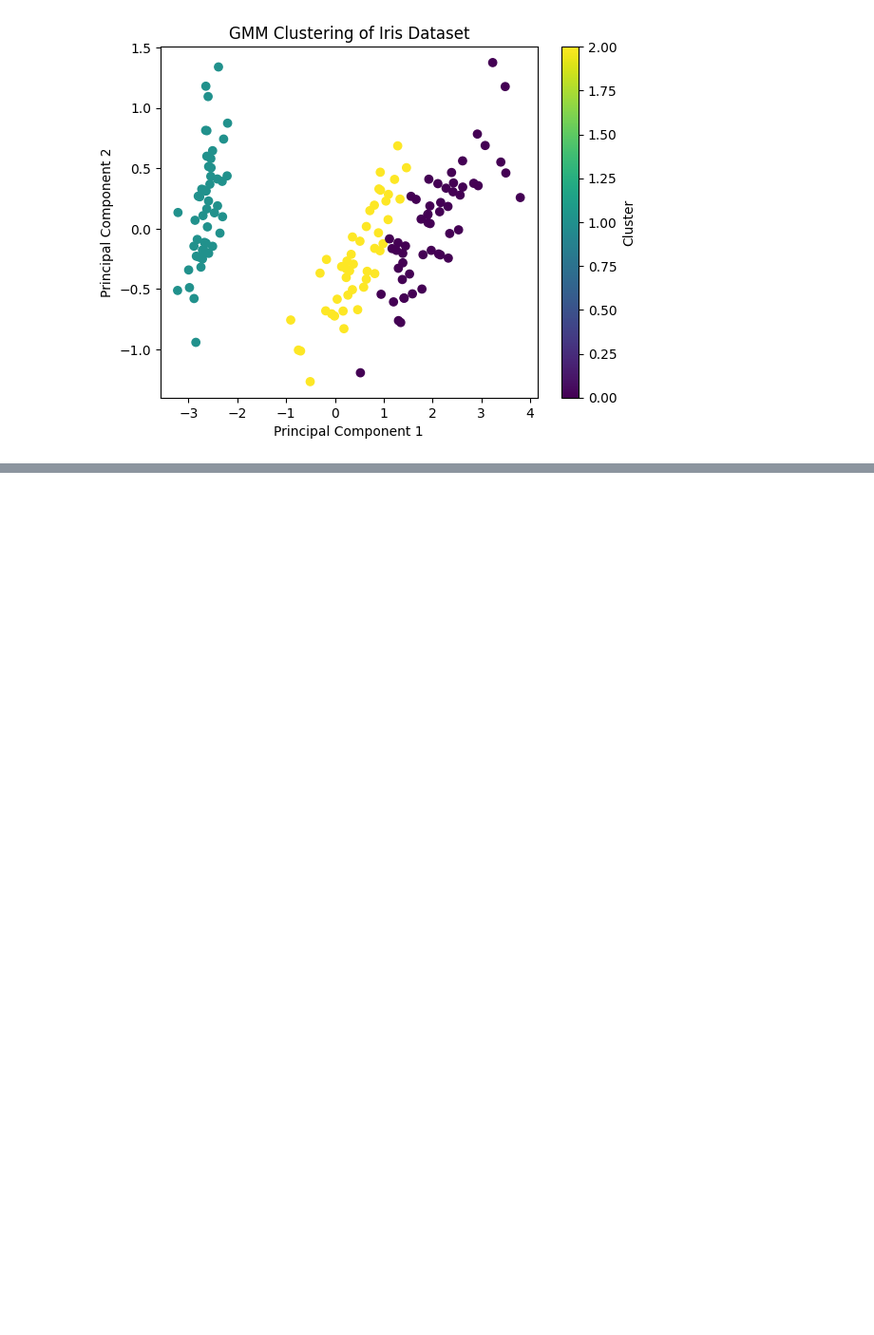
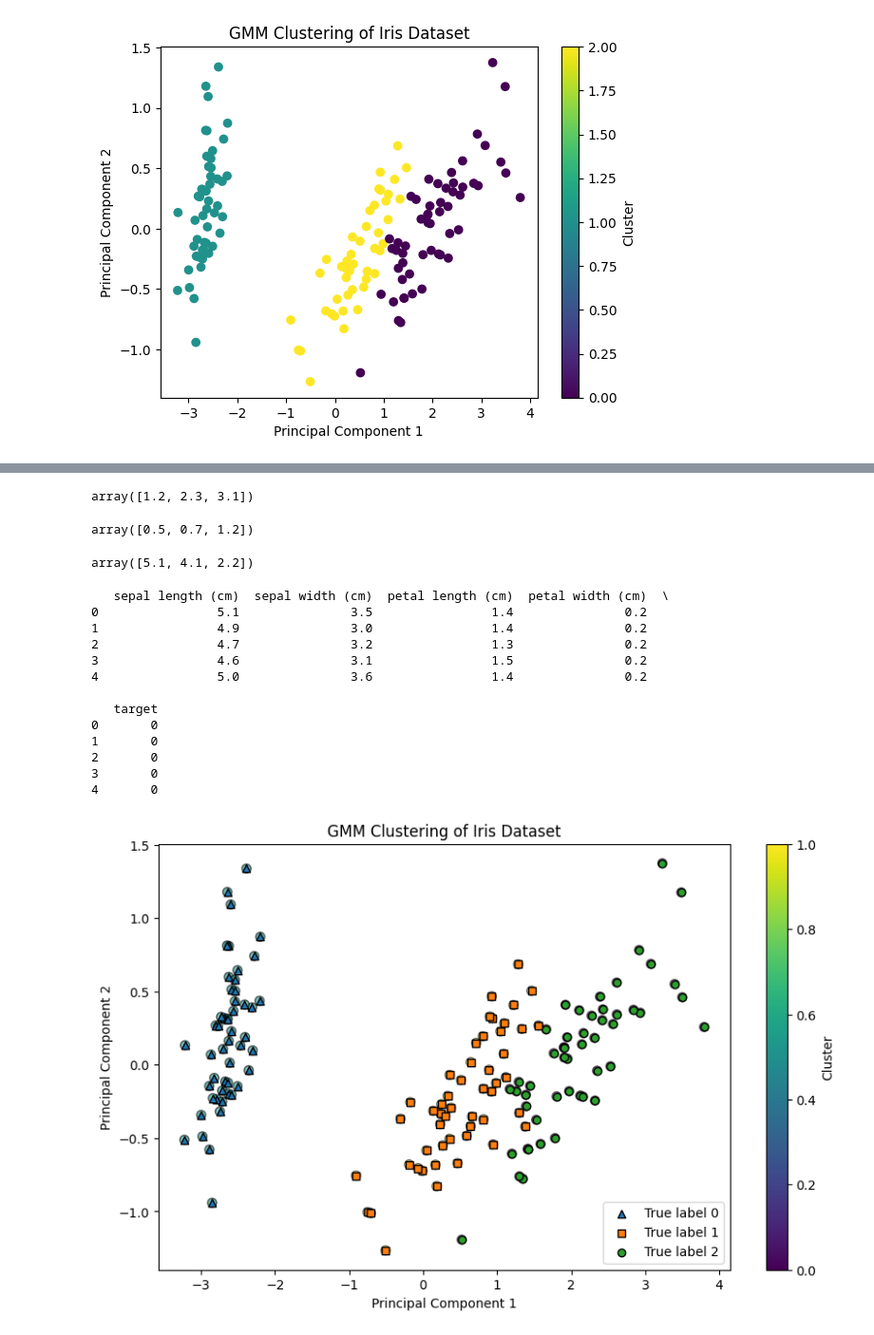
Before and after one commit to ellicoo/ML-NLP, a Jupyter notebook: Machine Learning/10.GMM/gmm_in_iris_based_on_df_in_jupyter.ipynb, the cells around one changed output, grey strips where cells are left out. Shown at 95% size. Saved outputs shown, nothing was run; the diff lists cells and outputs as text; code cells hidden in the pictures; blank space fills up the shorter version.

```diff
--- a/Machine Learning/10.GMM/gmm_in_iris_based_on_df_in_jupyter.ipynb
+++ b/Machine Learning/10.GMM/gmm_in_iris_based_on_df_in_jupyter.ipynb
@@ -103,0 +132,78 @@ plt.show()
+# %%
+X_pca[:, 0]
+# %% [output]
+array([1.2, 2.3, 3.1])
+# %%
+X_pca[:, 1]
+# %% [output]
+array([0.5, 0.7, 1.2])
+# %%
+X_pca[:, 3]
+# %% [output]
+array([5.1, 4.1, 2.2])
+# %%
+# 优化
+
+import pandas as pd
+from sklearn.datasets import load_iris
+from sklearn.mixture import GaussianMixture
+from sklearn.decomposition import PCA
+import matplotlib.pyplot as plt
+import numpy as np
+
+# 加载数据集
+iris = load_iris()
+
+# 将数据集转换为DataFrame
+df = pd.DataFrame(data=iris.data, columns=iris.feature_names)
+df['target'] = iris.target
+
+# 显示DataFrame的前几行
+print(df.head())
+
+# 使用 PCA 将数据降维到二维，便于可视化
+pca = PCA(n_components=2)
+X_pca = pca.fit_transform(df.drop('target', axis=1))  # 选择特征列进行PCA降维
+
+# 创建并拟合高斯混合模型
+gmm = GaussianMixture(n_components=3, random_state=42)
+gmm.fit(df.drop('target', axis=1))  # 选择特征列进行GMM拟合
+
+# 获取每个样本的聚类标签
+labels = gmm.predict(df.drop('target', axis=1))  # 选择特征列进行预测
+
+# 绘制聚类结果
+plt.figure(figsize=(10, 6))
+
+# 绘制PCA降维后的数据点，并根据GMM预测的标签着色
+# 将两个特征向量作为新的坐标轴
+plt.scatter(X_pca[:, 0], X_pca[:, 1], c=labels, cmap='viridis', marker='o', edgecolor='k', s=50, alpha=0.6)
+
+# 绘制原始标签数据点，使用不同的形状进行区分
+# plt.plot 函数中的 label 参数指定了每条曲线的标签。plt.legend() 函数会自动将这些标签添加到图表中的图例中。
+for label, marker in zip(range(3), ['^', 's', 'o']):
+    plt.scatter(X_pca[df['target'] == label, 0], X_pca[df['target'] == label, 1],
+                label=f'True label {label}', marker=marker, edgecolor='k')
+
+# 添加图例和标签
+plt.xlabel('Principal Component 1')
+plt.ylabel('Principal Component 2')
+plt.title('GMM Clustering of Iris Dataset')
+plt.legend()
+plt.colorbar(label='Cluster')
+plt.show()
+# %% [output]
+   sepal length (cm)  sepal width (cm)  petal length (cm)  petal width (cm)  \
+0                5.1               3.5                1.4               0.2
+1                4.9               3.0                1.4               0.2
+2                4.7               3.2                1.3               0.2
+3                4.6               3.1                1.5               0.2
+4                5.0               3.6                1.4               0.2
+
+   target
+0       0
+1       0
+2       0
+3       0
+4       0
+[figure, added]
```
Also changed, not shown: parts of 4 cells of this notebook, 3 other files.
